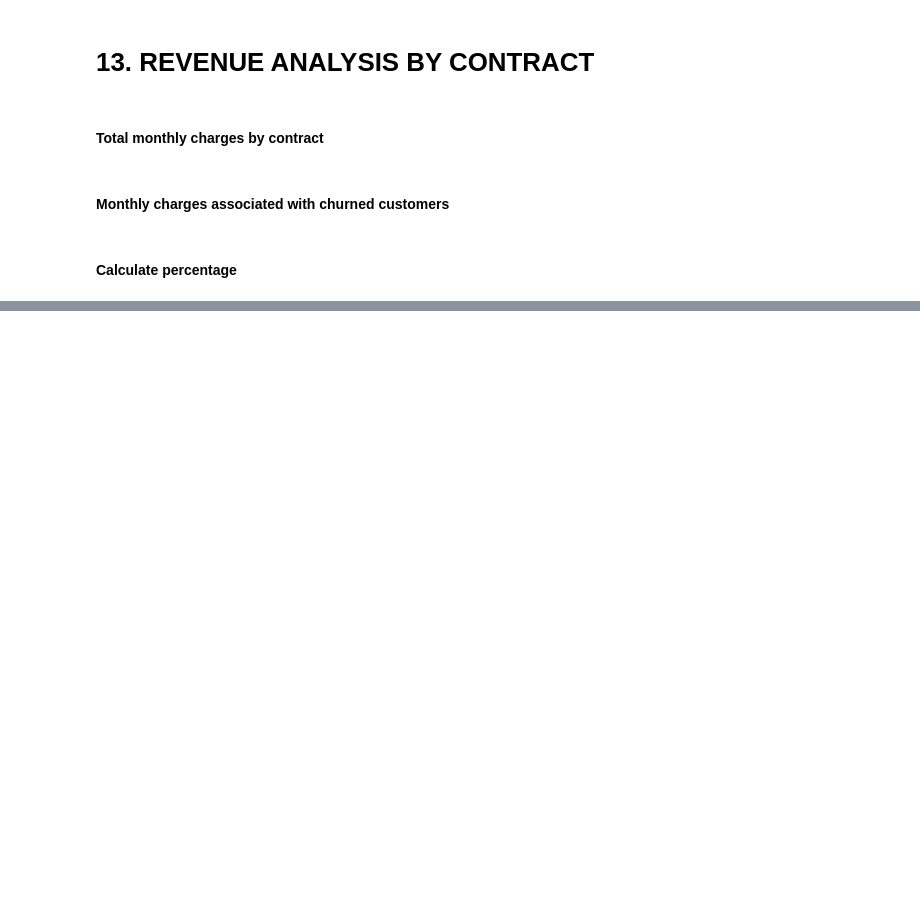
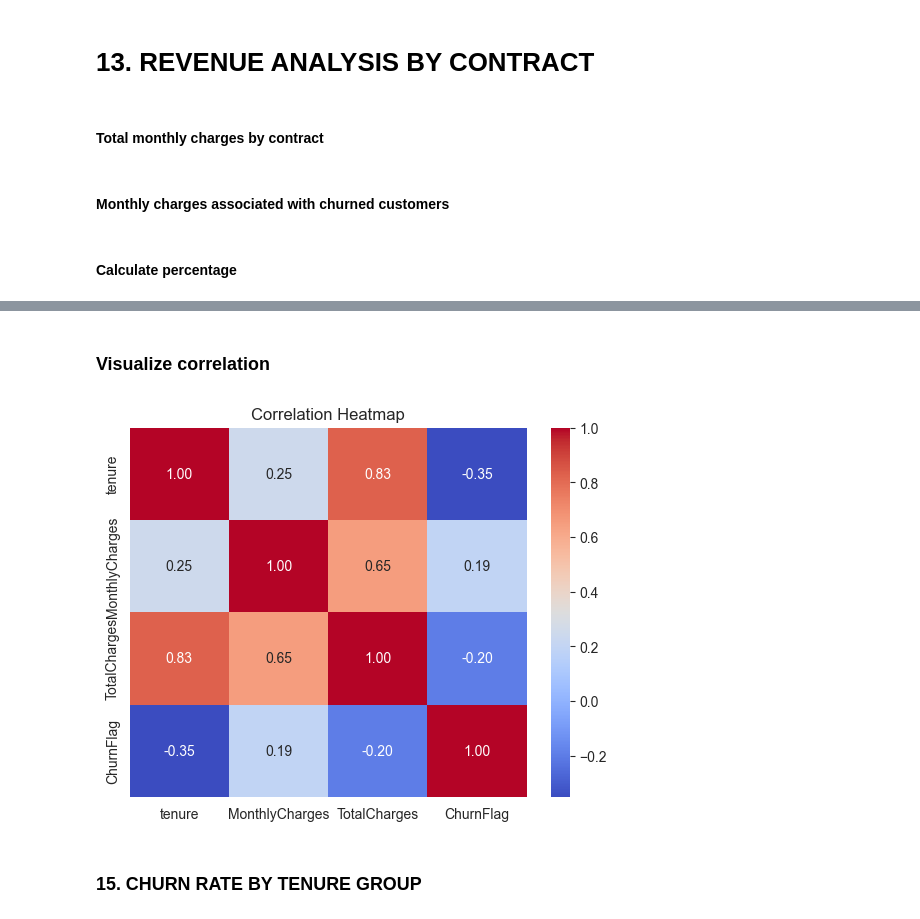
Before and after one commit to ABHINDEV01/ChurnShield-AI, a Jupyter notebook: note book/EDA.ipynb, the cells around one changed output, grey strips where cells are left out. Drawn from its saved outputs; the diff is of its cells as text; code cells hidden in the pictures; blank space fills up the shorter version.

```diff
--- a/note book/EDA.ipynb
+++ b/note book/EDA.ipynb
@@ -513,0 +569,2 @@ contract_percentage = (churn_contract_revenue / total_contract_revenue) * 100
+# %%
+numeric_data = df[["tenure", "MonthlyCharges", "TotalCharges", "ChurnFlag"]]
@@ -513,0 +573,3 @@ contract_percentage = (churn_contract_revenue / total_contract_revenue) * 100
+# %%
+correlation = numeric_data.corr()
+correlation.round(2)
@@ -513,0 +582,17 @@ contract_percentage = (churn_contract_revenue / total_contract_revenue) * 100
+# %% [markdown]
+### Visualize correlation
+# %%
+sns.heatmap(
+    correlation,
+    annot=True,
+    cmap="coolwarm",
+    fmt=".2f"
+)
+
+plt.title("Correlation Heatmap")
+
+plt.show()
+# %% [output]
+[figure, added]
+# %% [markdown]
+### 15. CHURN RATE BY TENURE GROUP
```
Also changed, not shown: parts of 31 cells of this notebook, 2 other files.
